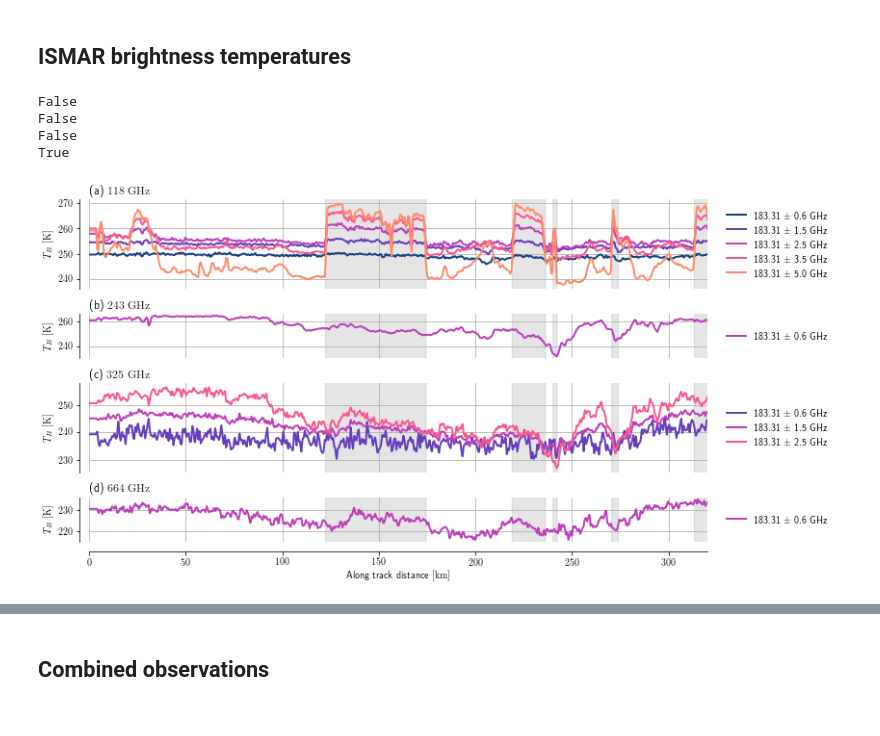
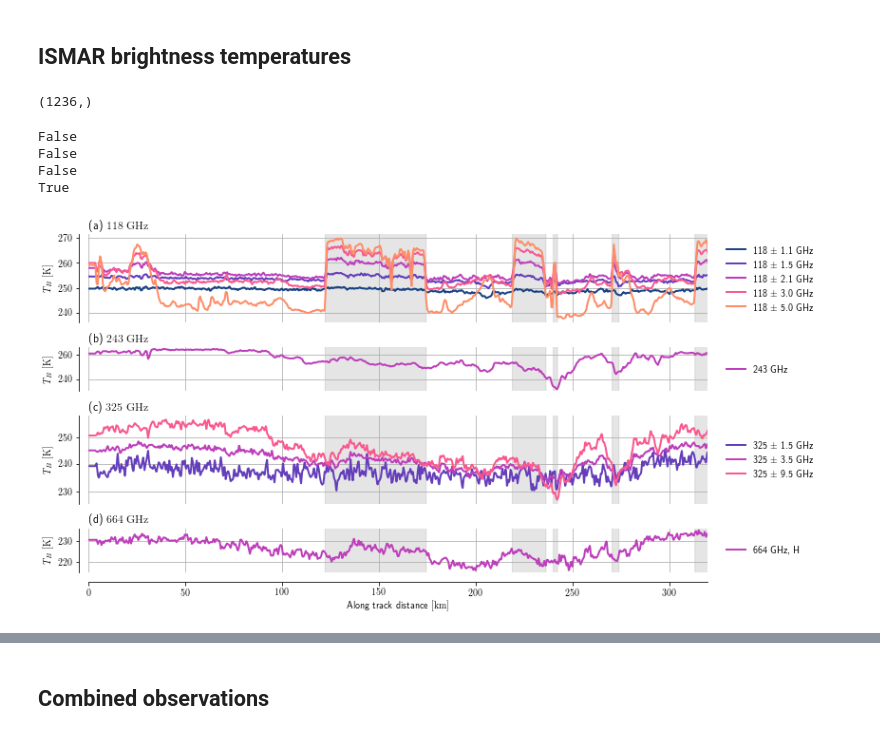
Before and after one commit to simonpf/ismar_combined, a Jupyter notebook: notebooks/overview.ipynb, the cells around one changed output, grey strips where cells are left out. Drawn from its saved outputs; the diff is of its cells as text; code cells hidden in the pictures.

```diff
--- a/notebooks/overview.ipynb
+++ b/notebooks/overview.ipynb
@@ -575,6 +562,10 @@ channel_names_ismar = [["118 ± 1.1 GHz", "118 ± 1.5 GHz", "118 ± 2.1 GHz", "1
                        ["325 ± 1.5 GHz", "325 ± 3.5 GHz", "325 ± 9.5 GHz"],
                        ["664 GHz, H"]]
 channel_indices = [list(range(5)), [5], [6, 7, 8], [9]]
+# %%
+y_ismar.shape
+# %% [output]
+(1236,)
 # %%
 from matplotlib.gridspec import GridSpec
 from joint_flight.utils import draw_surface_shading
@@ -599,34 +590,35 @@ for i, cis in enumerate(channel_indices):
     tmax = 0.0
     tmin = 1000.0
     handles = []
+    labels = []
 
     i_start = np.where(hamp.d > 0)[0][0]
     i_end = np.where(hamp.d > 320)[0][0]
 
     for j, c in enumerate(cis):
         handles += ax.plot(hamp.d, y_ismar[:, c], c = cp[j], label = channel_names_ismar[i][j])
         labels += [channel_names_ismar[i][j]]
         tmax = np.maximum(y_ismar[i_start : i_end, c].max(), tmax)
         tmin = np.minimum(y_ismar[i_start : i_end, c].min(), tmin)
 
     ax.set_xlim([0, 320])
     dt = 0.05 * (tmax - tmin)
     ax.set_ylim([tmin - dt, tmax + dt])
     ax.set_ylabel(r"$T_B$ $[\unit{K}]$")
     despine_ax(ax, left = True, bottom = i == 3)
     if i == 3:
         ax.set_xlabel(r"Along track distance $[\unit{km}]$")
 
     ax = plt.subplot(gs[i, 1])
     ax.set_axis_off()
     ax.legend(handles = handles, labels = labels, loc = "center left", ncol = 1)
 
 ax.set_xlabel(r"Along track distance $[\unit{km}]$")
 plt.tight_layout()
 f.savefig("../plots/y_ismar.pdf", bbox_inches = "tight")
 # %% [output]
 False
 False
 False
 True
-[figure, old version]
+[figure, new version]
```
Also changed, not shown: parts of 10 cells of this notebook, 8 other files.
